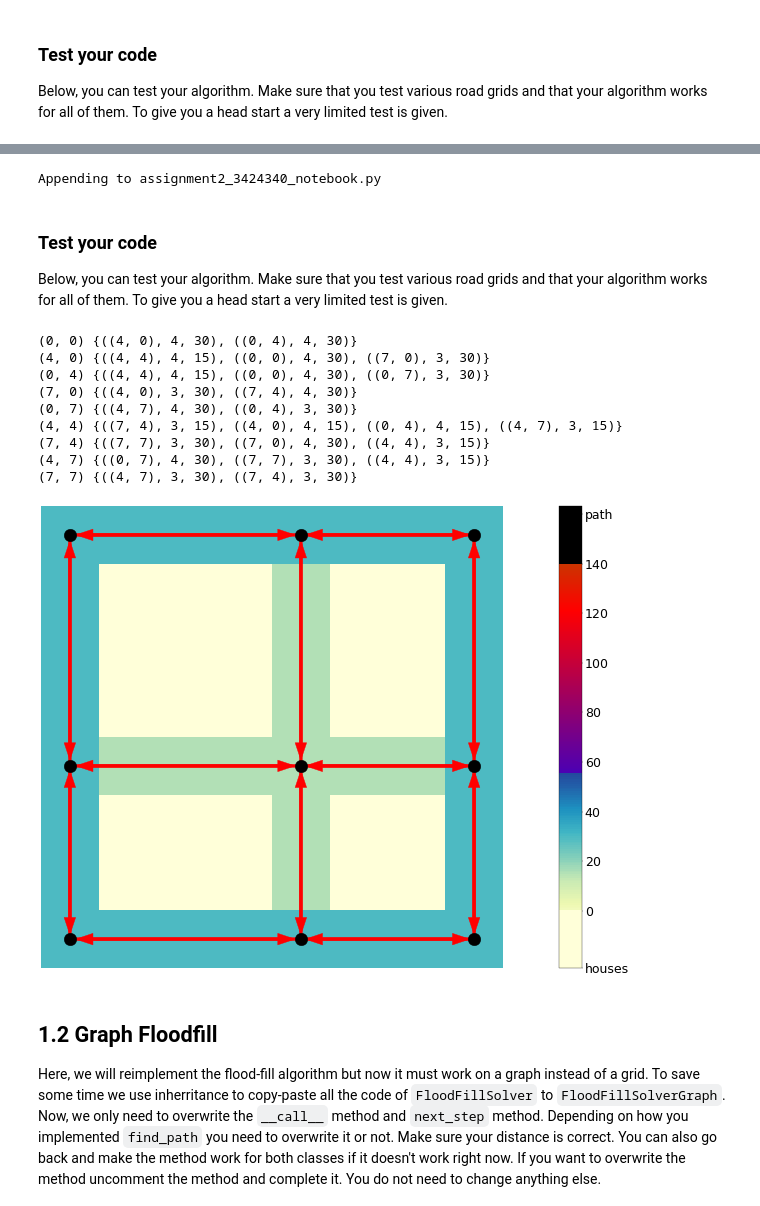
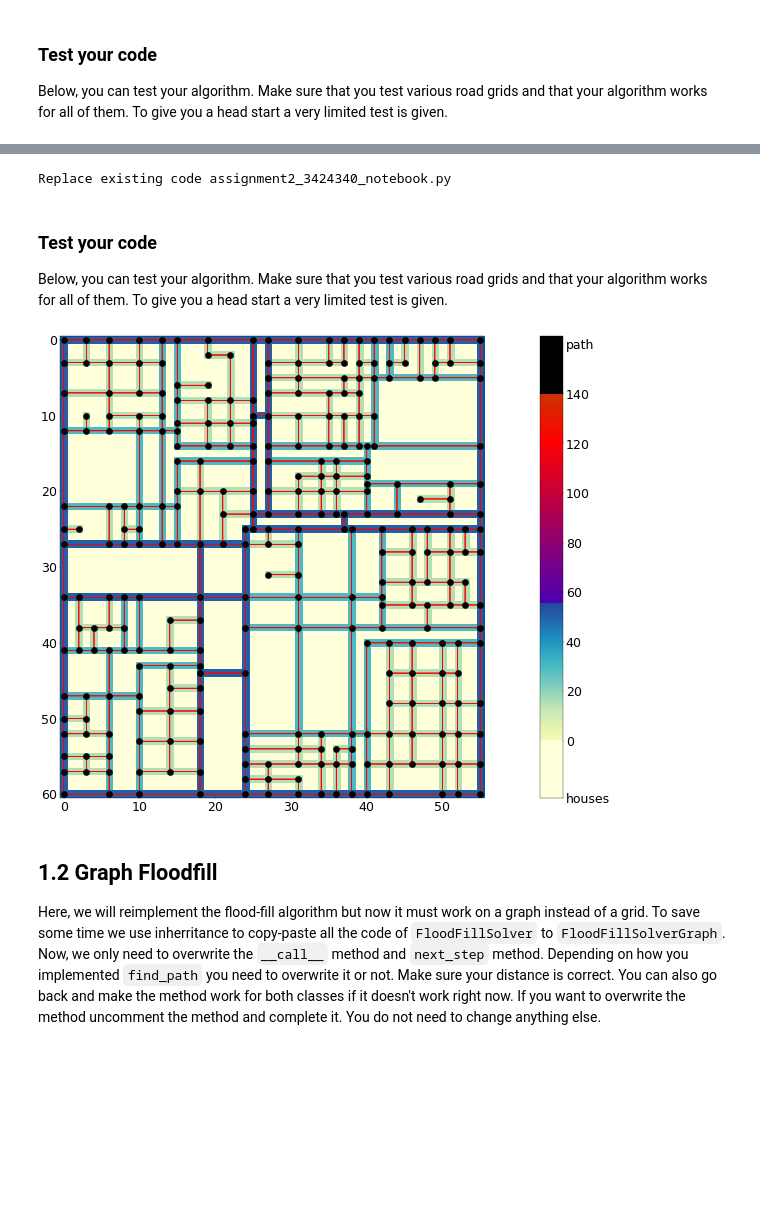
Before and after one commit to GabrielaGroenenewegenVanDerWeijden/AADS_Google_maps, a Jupyter notebook: AADS_Googlemaps/assignment2.ipynb, the cells around one changed output, grey strips where cells are left out. Drawn from its saved outputs; the diff is of its cells as text; code cells hidden in the pictures; blank space fills up the shorter version.

```diff
--- a/AADS_Googlemaps/assignment2.ipynb
+++ b/AADS_Googlemaps/assignment2.ipynb
@@ -664,13 +647,13 @@ class Graph(Graph):
             # Finding each neighbour node of the current node by checking every direction.
             for neighbour in neighbours:
                 speed = grid[neighbour]
-                neighbour_node, distance = self.find_next_node_in_adjacency_list(neighbour, (neighbour[0] - node[0] , neighbour[1] - node[1]))
+                neighbour_node, distance = self.find_next_node_in_adjacency_list(node, (neighbour[0] - node[0] , neighbour[1] - node[1]))
                 self.adjacency_list[node].add((neighbour_node, distance, int(speed)))
 
 
         # Om te checken.
-        for i,k in self.adjacency_list.items():
-            print(i,k)
+        #for i,k in self.adjacency_list.items():
+        #     print(i,k)
 
 
     def find_next_node_in_adjacency_list(self, node, direction):
@@ -689,43 +672,34 @@ class Graph(Graph):
         current_node = node
 
         # Since node itself is one further we initialize 1
-        distance = 1
+        distance = 0
 
         # While the current_node is not in history .
-        while current_node not in self.adjacency_list or current_node == node:
+        while current_node not in self.adjacency_list.keys() or current_node == node:
             # Calculating the new coordinates of the current node when following the direction
-            current_node = (current_node[0] + direction[0], current_node[1] + direction[1])
+
 
             distance += 1
-
+            current_node = (current_node[0] + direction[0], current_node[1] + direction[1])
         return current_node, distance
 # %% [output]
-Appending to assignment2_3424340_notebook.py
+Replace existing code assignment2_3424340_notebook.py
 # %% [markdown]
 ### Test your code
 
 Below, you can test your algorithm. Make sure that you test various road grids and that your algorithm works for all of them. To give you a head start a very limited test is given.
 # %%
 # If you put the map generated in a separate cell you can run multiple tests on the same map
-map_ = Map(0, (1,1))
+map_ = Map(3, (1,4))
 # %%
 plt.matplotlib.rcParams['figure.dpi'] = max(30, map_.size ** 0.5 // 2)  # Number of pixels, therefore, the quality of the image. A large dpi is very slow.
 
 graph = Graph(map_)
-graph.show_coordinates(size=30, color="k")
+graph.show_coordinates(size=15, color="k")
 graph.show_edges()
-map_.show()
+map_.show(None, True)
 # %% [output]
-(0, 0) {((4, 0), 4, 30), ((0, 4), 4, 30)}
-(4, 0) {((4, 4), 4, 15), ((0, 0), 4, 30), ((7, 0), 3, 30)}
-(0, 4) {((4, 4), 4, 15), ((0, 0), 4, 30), ((0, 7), 3, 30)}
-(7, 0) {((4, 0), 3, 30), ((7, 4), 4, 30)}
-(0, 7) {((4, 7), 4, 30), ((0, 4), 3, 30)}
-(4, 4) {((7, 4), 3, 15), ((4, 0), 4, 15), ((0, 4), 4, 15), ((4, 7), 3, 15)}
-(7, 4) {((7, 7), 3, 30), ((7, 0), 4, 30), ((4, 4), 3, 15)}
-(4, 7) {((0, 7), 4, 30), ((7, 7), 3, 30), ((4, 4), 3, 15)}
-(7, 7) {((4, 7), 3, 30), ((7, 4), 3, 30)}
-[figure, old version]
+[figure, new version]
 # %% [markdown]
 ## 1.2 Graph Floodfill
 
```
Also changed, not shown: parts of 8 cells of this notebook, 2 other files.
